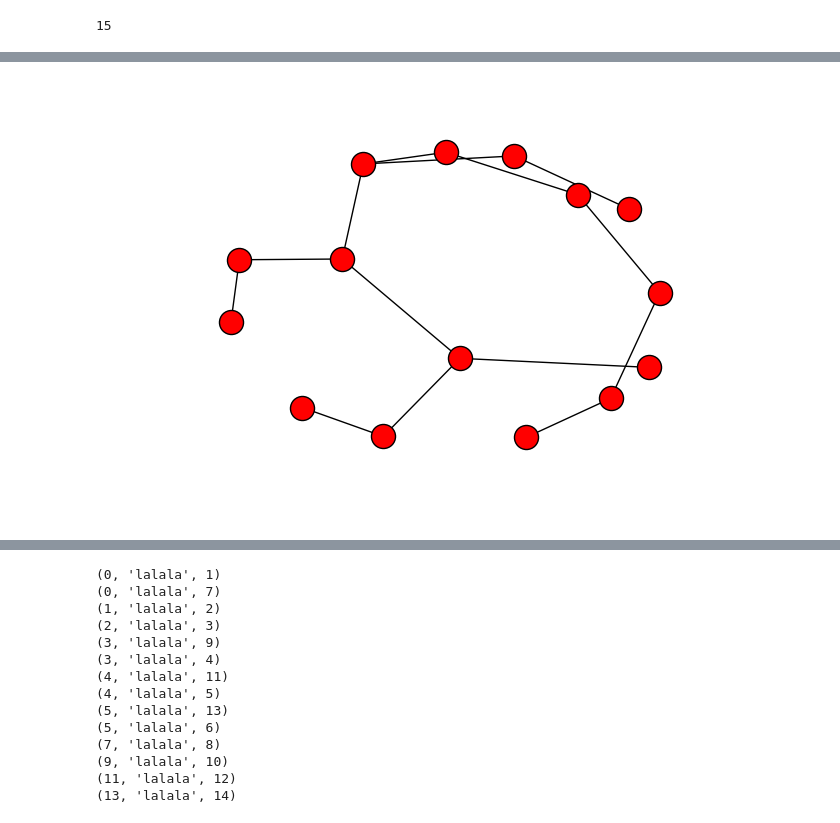
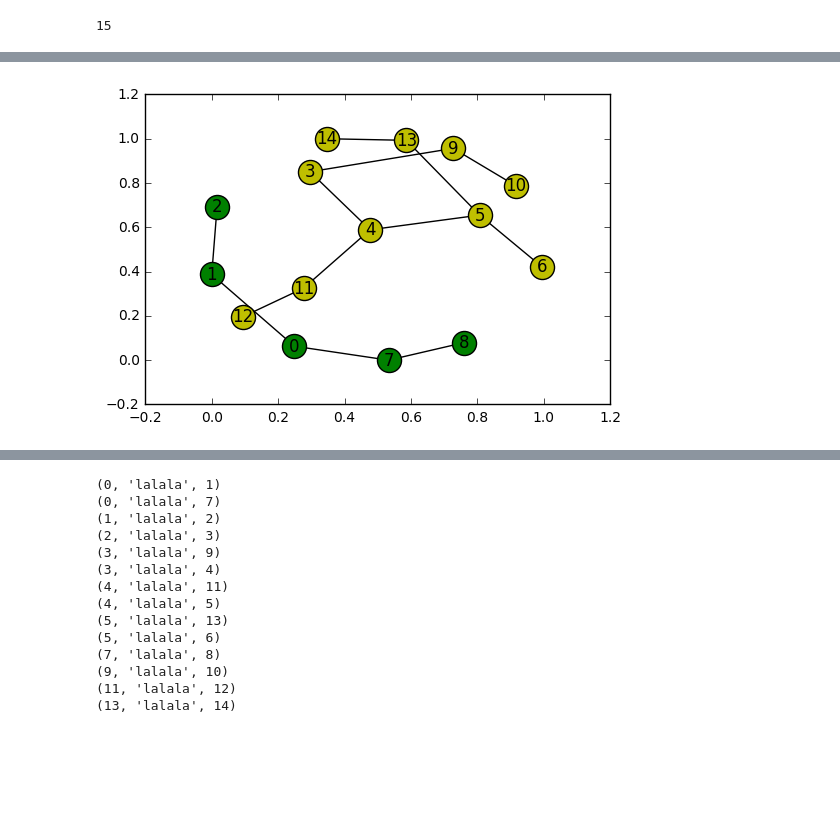
Before and after one commit to KMNitesh/rtg-networks, a Jupyter notebook: Class Graph.ipynb, the cells around one changed output, grey strips where cells are left out. Saved outputs shown, nothing was run; the diff lists cells and outputs as text; code cells hidden in the pictures; blank space fills up the shorter version.

```diff
--- a/Class Graph.ipynb
+++ b/Class Graph.ipynb
@@ -72 +65,6 @@ def partition(secondEigVec, standardVal = 0):
+# %%
+g2.draw_partitionGraph(A, C)
+plt.show()
+# %% [output]
+[figure, added]
 # %%
@@ -74,10 +72,8 @@ edgelist = g2._graph.edges()
 # %%
 from networkx.algorithms import bipartite
 # %%
-nx.draw(g2._graph)
-plt.show()
+#nx.draw(g2._graph)
+#plt.show()
-# %% [output]
-[figure, removed]
 # %%
 B = nx.Graph()
 B.add_nodes_from(A, bipartite=0)
```
Also changed, not shown: parts of 11 cells of this notebook.
